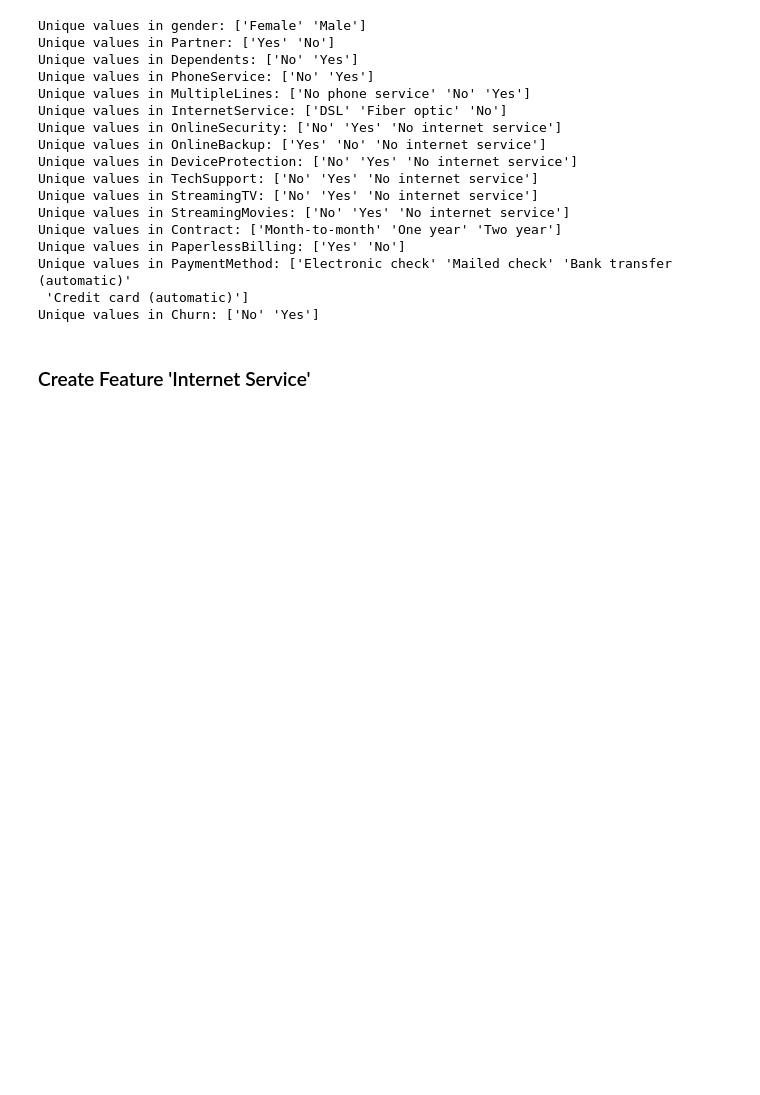
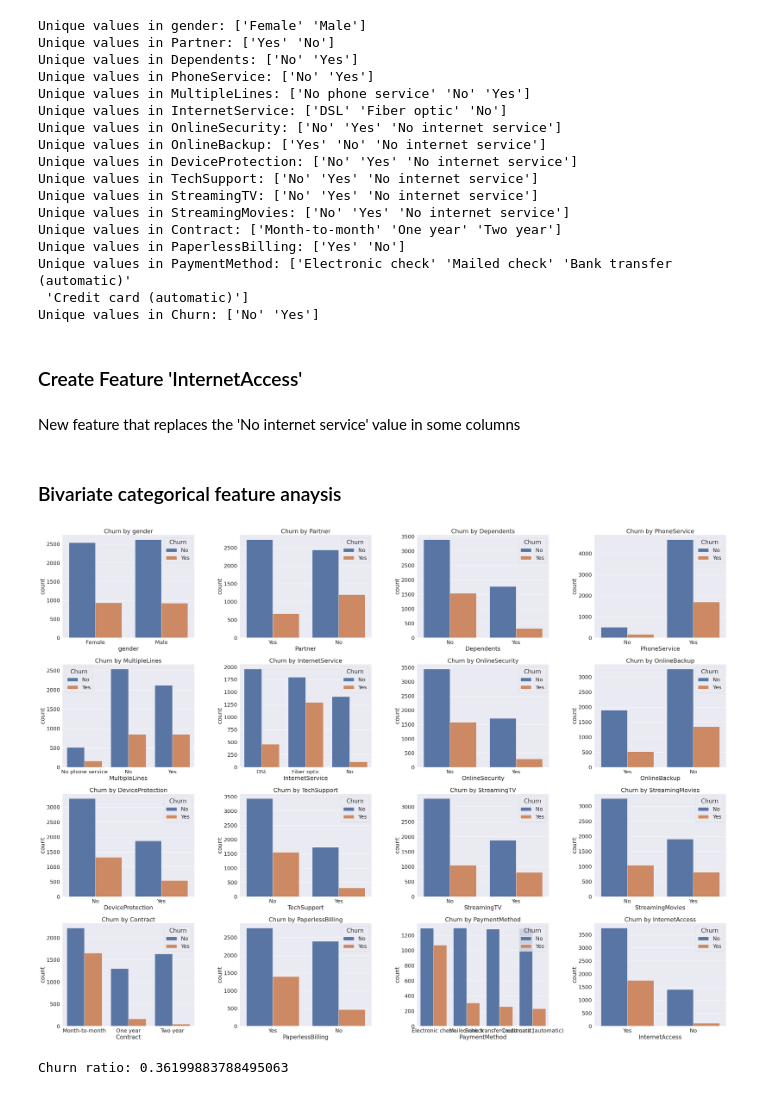
Before and after one commit to CarrotKM/Telco_Churn-Binary-Model, a Jupyter notebook: Karan_“Batman”_Mohindroo_Telco_Assignment_Template.ipynb, the cells around one changed output. Saved outputs shown, nothing was run; the diff lists cells and outputs as text; code cells hidden in the pictures; blank space fills up the shorter version.

```diff
--- a/Karan_“Batman”_Mohindroo_Telco_Assignment_Template.ipynb
+++ b/Karan_“Batman”_Mohindroo_Telco_Assignment_Template.ipynb
@@ -267,7 +262,8 @@ for i in data['SeniorCitizen'].unique():
 # %% [markdown]
 ## Categorical Data
 # %%
-for column in data.select_dtypes(include=['object']).drop(['customerID'], axis=1).columns:
+cat = data.select_dtypes(include=['object']).drop(['customerID'], axis=1)
+for column in cat.columns:
     print(f"Unique values in {column}: {data[column].unique()}")
 # %% [output]
 Unique values in gender: ['Female' 'Male']
@@ -288,4 +284,35 @@ Unique values in PaymentMethod: ['Electronic check' 'Mailed check' 'Bank transfe
  'Credit card (automatic)']
 Unique values in Churn: ['No' 'Yes']
 # %% [markdown]
-### Create Feature 'Internet Service'
+### Create Feature 'InternetAccess'
+# %% [markdown]
+New feature that replaces the 'No internet service' value in some columns
+# %%
+data['InternetAccess'] = data['InternetService'].apply(lambda x: 'No' if x == 'No' else 'Yes')
+# %%
+modify = ['OnlineSecurity', 'OnlineBackup', 'DeviceProtection', 'TechSupport', 'StreamingTV', 'StreamingMovies']
+for column in modify:
+    data[column] = data[column].replace('No internet service', 'No')
+    cat[column] = cat[column].replace('No internet service', 'No')
+    print(f"Unique values in {column}: {data[column].unique()}")
+# %% [markdown]
+### Bivariate categorical feature anaysis
+# %%
+fig, axs = plt.subplots(4, 4, figsize=(40, 30))
+axs = axs.flatten()
+sns.set_style('whitegrid')
+sns.set(font_scale=2)
+
+for i, column in enumerate(cat.drop('Churn', axis=1).columns):
+    sns.countplot(x=column, hue='Churn', data=cat, ax=axs[i])
+    axs[i].set_title(f'Churn by {column}')
+
+plt.tight_layout()
+plt.show()
+# %% [output]
+[figure, added]
+# %%
+totchurn=data.groupby('Churn').size()
+print(f"Churn ratio: {totchurn[1]/totchurn[0]}")
+# %% [output]
+Churn ratio: 0.36199883788495063
```
Also changed, not shown: parts of 23 cells of this notebook.
